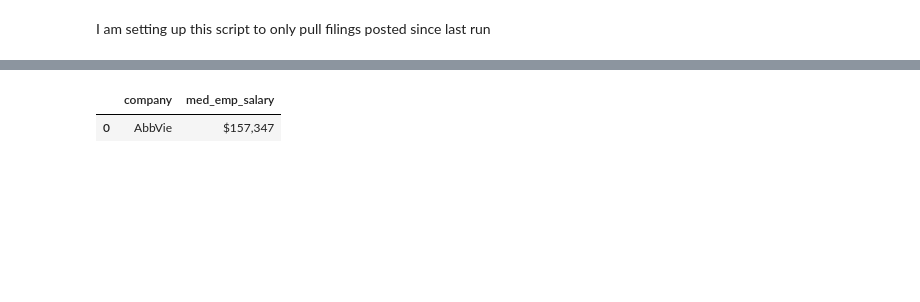
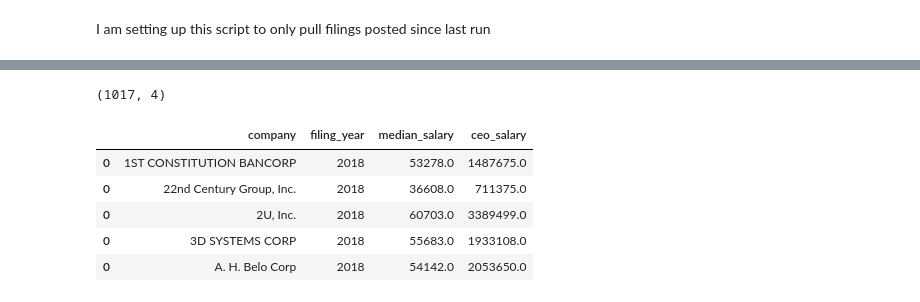
Before and after one commit to bab354/intrepid_insight, a Jupyter notebook: sec_project/gather_median_salary.ipynb, the cells around one changed output, grey strips where cells are left out. Drawn from its saved outputs; the diff is of its cells as text; code cells hidden in the pictures; blank space fills up the shorter version.

Commit message:
finished version where I got a lot of the filings

```diff
--- a/sec_project/gather_median_salary.ipynb
+++ b/sec_project/gather_median_salary.ipynb
@@ -184,0 +58,21 @@ comps_w_med.loc[0] = ['AbbVie', med_salary.group()]
+# %%
+def get_emp_ceo_sal_from_mult(string_salaries, ceo_mult):
+    num_salaries = [float(sal.replace('$', '').replace(',', '')) for sal in string_salaries]
+    num_salaries.sort()
+
+    # Use CEO Mult to get Employee Salary
+    emp_salary = -1
+    ceo_salary = -1
+    for i in range(len(num_salaries) - 1):
+        for j in range(i + 1, len(num_salaries)):
+            lower_sal = num_salaries[i]
+            higher_sal = num_salaries[j]
+            if abs(higher_sal / lower_sal - ceo_mult) < 2:
+                ceo_salary = higher_sal
+                emp_salary = lower_sal
+
+    if len(num_salaries) == 2 and emp_salary == -1 and ceo_salary == -1:
+        emp_salary = num_salaries[0]
+        ceo_salary = num_salaries[1]
+
+    return emp_salary, ceo_salary
@@ -184,0 +131,21 @@ comps_w_med.loc[0] = ['AbbVie', med_salary.group()]
+# %%
+# LOOP THROUGH ALL PAGES
+count = 100
+pos = 1
+sal_df = pd.DataFrame(columns=DF_COLS)
+page = 1
+more_pages = True
+while page < 50:
+    print('Page', page)
+    url = "{base_url}?text={form}&start={pos}&count={count}&first=2018&last=2018".format(base_url=BASE_URL,
+                                                                                         form=FORM,
+                                                                                         pos=pos,
+                                                                                         count=count)
+
+    list_of_forms = requests.get(url)
+    soup = bs4.BeautifulSoup(list_of_forms.text, 'html.parser')
+    table_of_filings = (soup.findAll("table")[4]).findAll("tr")
+    sal_df = process_single_page(table_of_filings, sal_df)
+    # Ex pos is 1 on page 1, will be 101 on page 2 if count is 100
+    pos += count
+    page += 1
@@ -185,5 +171,13 @@ comps_w_med.loc[0] = ['AbbVie', med_salary.group()]
+# %%
+sal_df.shape
+# %% [output]
+(1017, 4)
 # %%
-comps_w_med.head()
+sal_df.head()
 # %% [output]
-|  | company | med_emp_salary |
-| 0 | AbbVie | $157,347 |
+|  | company | filing_year | median_salary | ceo_salary |
+| 0 | 1ST CONSTITUTION BANCORP | 2018 | 53278.0 | 1487675.0 |
+| 0 | 22nd Century Group, Inc. | 2018 | 36608.0 | 711375.0 |
+| 0 | 2U, Inc. | 2018 | 60703.0 | 3389499.0 |
+| 0 | 3D SYSTEMS CORP | 2018 | 55683.0 | 1933108.0 |
+| 0 | A. H. Belo Corp | 2018 | 54142.0 | 2053650.0 |
```
Also changed, not shown: parts of 26 cells of this notebook.
